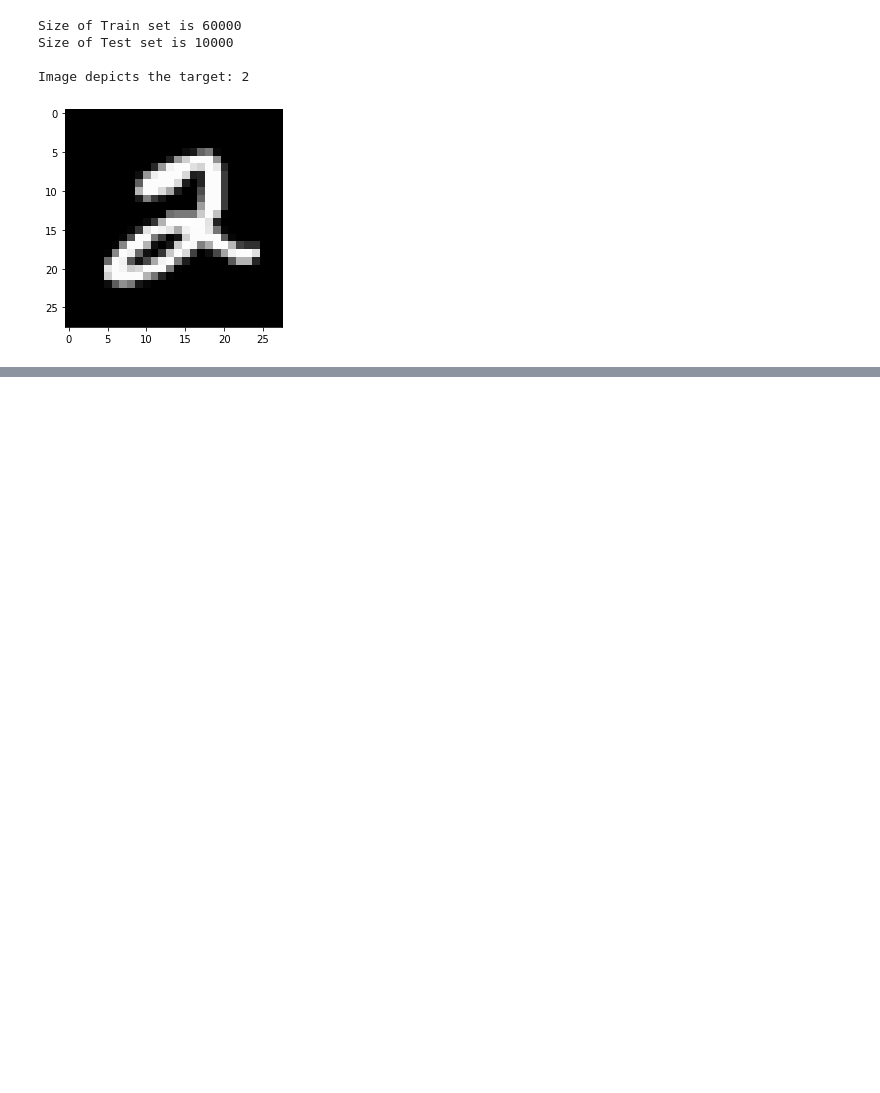
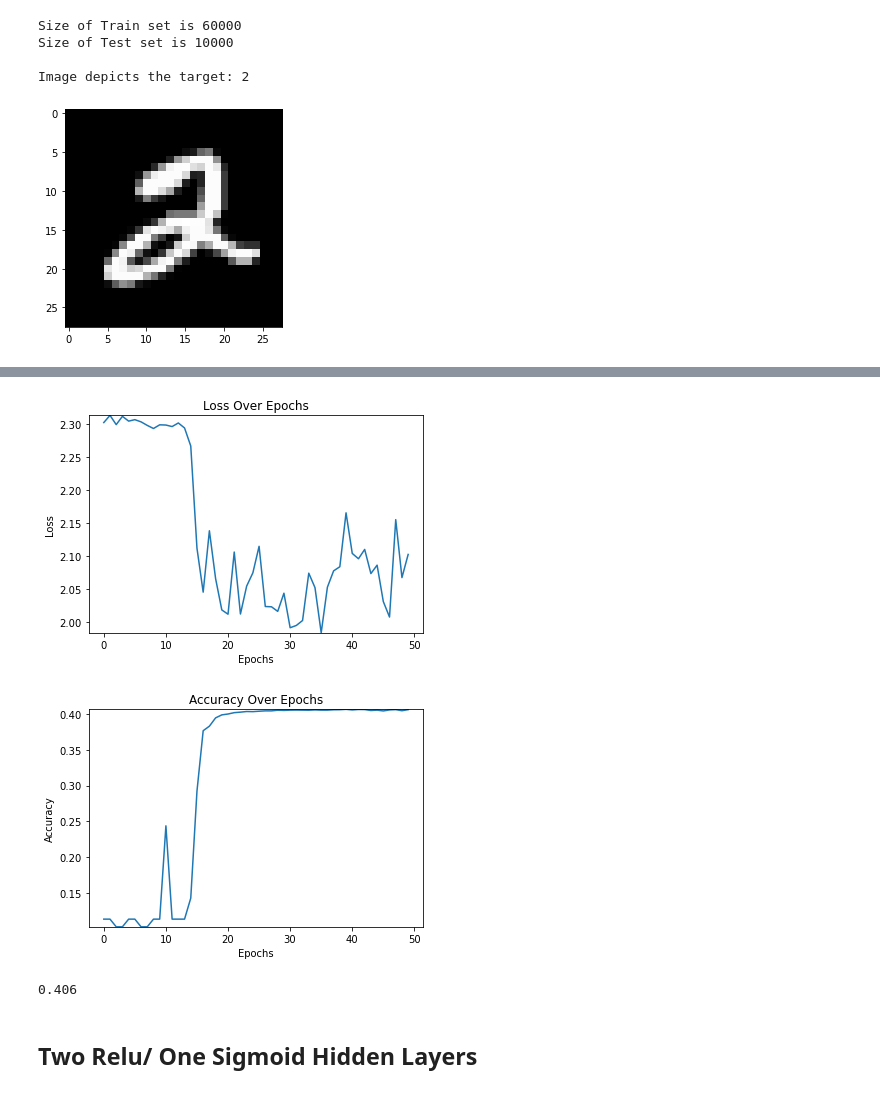
Before and after one commit to MQumairi/numpy-neural-network, a Jupyter notebook: src/Task 3.ipynb, the cells around one changed output, grey strips where cells are left out. Saved outputs shown, nothing was run; the diff lists cells and outputs as text; code cells hidden in the pictures; blank space fills up the shorter version.

```diff
--- a/src/Task 3.ipynb
+++ b/src/Task 3.ipynb
@@ -188,0 +217,8 @@ pytorch_nn.plot_accuracy()
+# %%
+pt_nn_sigmoid_3 = PT_NN(trainset=trainset, lr=1e-3)
+pt_nn_sigmoid_3.add_layer(nodes=100, activation="sigmoid")
+pt_nn_sigmoid_3.add_layer(nodes=60, activation="sigmoid")
+pt_nn_sigmoid_3.add_layer(nodes=50, activation="sigmoid")
+pt_nn_sigmoid_3.add_layer(nodes=10, activation="softmax")
+# %%
+pt_nn_sigmoid_3.fit(trainset, epochs=15, testset=testset)
@@ -188,0 +243,10 @@ pytorch_nn.plot_accuracy()
+# %%
+pt_nn_sigmoid_3.plot_loss()
+pt_nn_sigmoid_3.plot_accuracy()
+pt_nn_sigmoid_3.score(testset=testset)
+# %% [output]
+[figure, added]
+[figure, added]
+0.406
+# %% [markdown]
+## Two Relu/ One Sigmoid Hidden Layers
```
Also changed, not shown: parts of 46 cells of this notebook.
